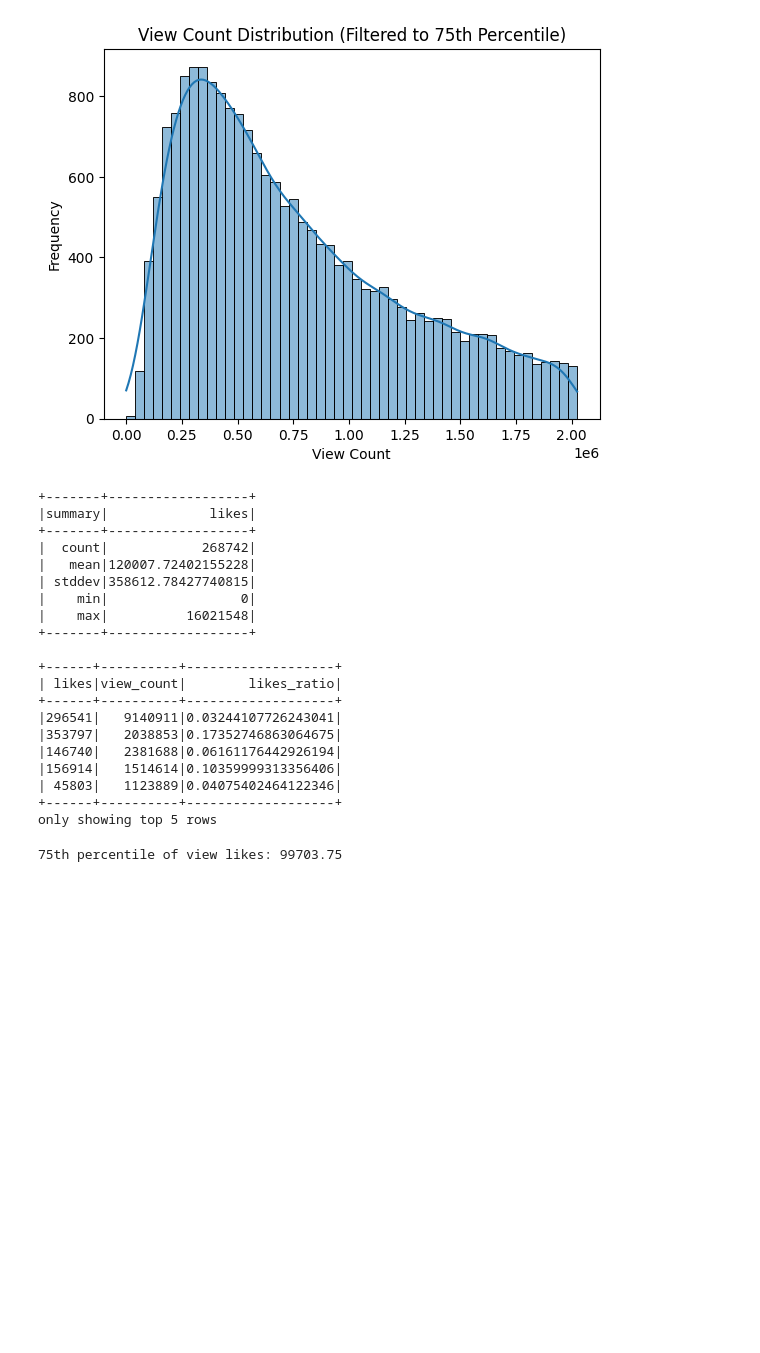
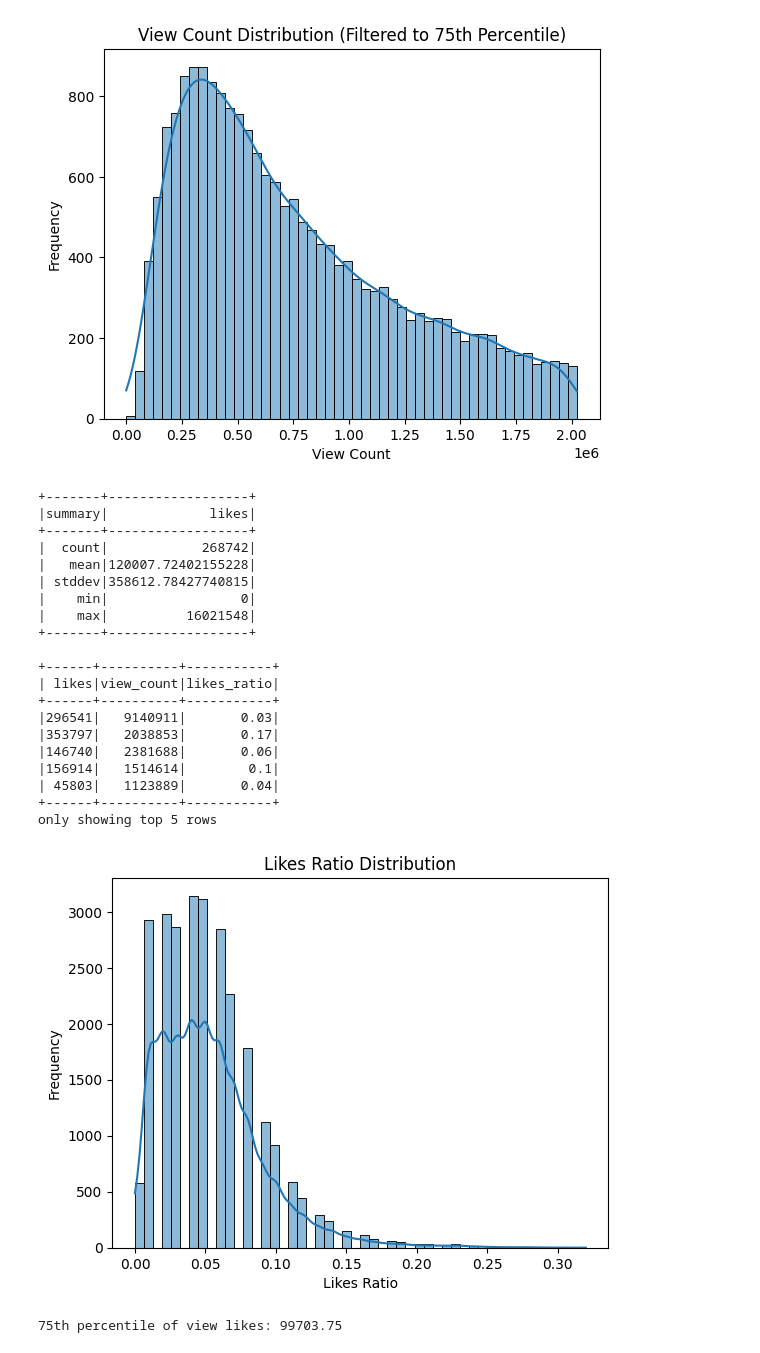
Before and after one commit to muzzy3k/YouTubeBigData, a Jupyter notebook: CA_EDA.ipynb, the cells around one changed output. Cells and saved outputs as stored; diff of their text form; code cells hidden in the pictures; blank space fills up the shorter version.

```diff
--- a/EDA.ipynb
+++ b/CA_EDA.ipynb
@@ -339,33 +408,42 @@ plt.show()
 # %%
 # Summary statistics for likes
 df.select("likes").describe().show()
 
 # Create a ratio column to see likes per view (watch out for division by zero)
-from pyspark.sql.functions import col
+df = df.withColumn("likes_ratio", F.round(col("likes") / F.col("view_count"), 2))
+df.select("likes", "view_count", "likes_ratio").show(5)
 
-df = df.withColumn("likes_ratio", col("likes")/col("view_count"))
-df.select("likes", "view_count", "likes_ratio").show(5)
+# Take a 10% sample of the data for visualization (adjust fraction if needed)
+sample_likes_ratio = df.select("likes_ratio").sample(fraction=0.10, seed=42).toPandas()
+
+# Plot the histogram for the likes_ratio distribution
+sns.histplot(sample_likes_ratio["likes_ratio"], bins=50, kde=True)
+plt.title("Likes Ratio Distribution")
+plt.xlabel("Likes Ratio")
+plt.ylabel("Frequency")
+plt.show()
 # %% [output]
 +-------+------------------+
 |summary|             likes|
 +-------+------------------+
 |  count|            268742|
 |   mean|120007.72402155228|
 | stddev|358612.78427740815|
 |    min|                 0|
 |    max|          16021548|
 +-------+------------------+
 
-+------+----------+-------------------+
-| likes|view_count|        likes_ratio|
-+------+----------+-------------------+
-|296541|   9140911|0.03244107726243041|
-|353797|   2038853|0.17352746863064675|
-|146740|   2381688|0.06161176442926194|
-|156914|   1514614|0.10359999313356406|
-| 45803|   1123889|0.04075402464122346|
-+------+----------+-------------------+
++------+----------+-----------+
+| likes|view_count|likes_ratio|
++------+----------+-----------+
+|296541|   9140911|       0.03|
+|353797|   2038853|       0.17|
+|146740|   2381688|       0.06|
+|156914|   1514614|        0.1|
+| 45803|   1123889|       0.04|
++------+----------+-----------+
 only showing top 5 rows
+[figure, added]
 # %%
 # Get a sample for visualization
 sample_likes = df.select("likes").sample(fraction=0.10, seed=42).toPandas()
```
Also changed, not shown: parts of 14 cells of this notebook, 2 other files.
